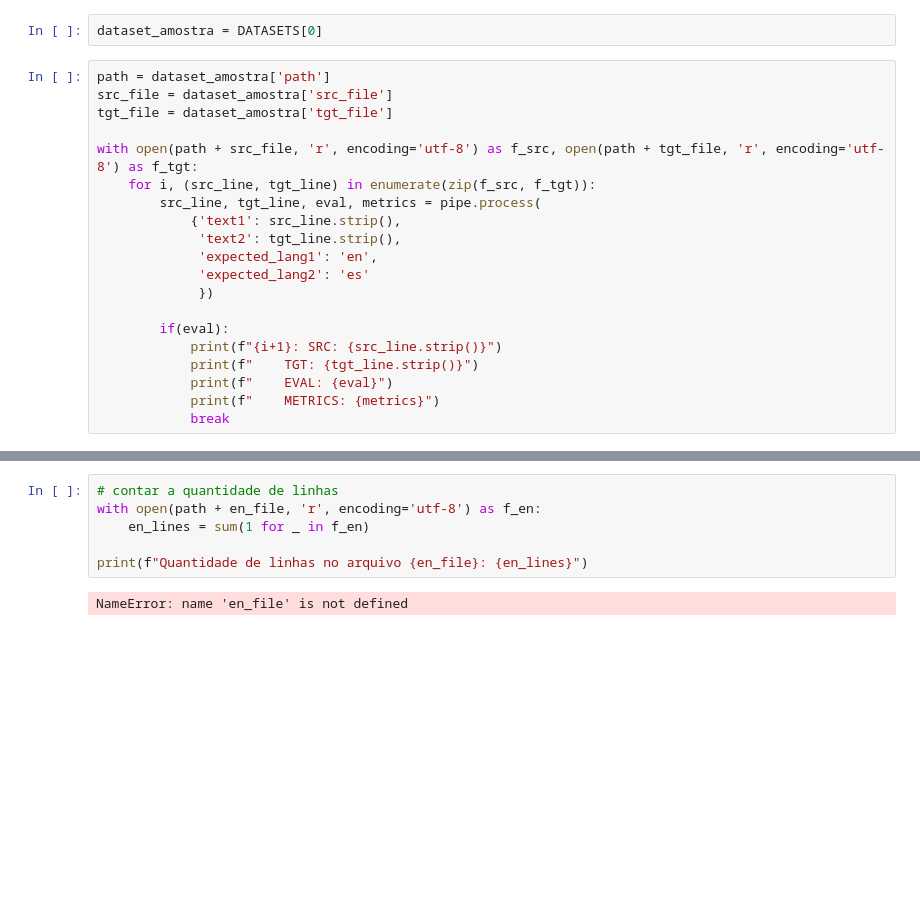
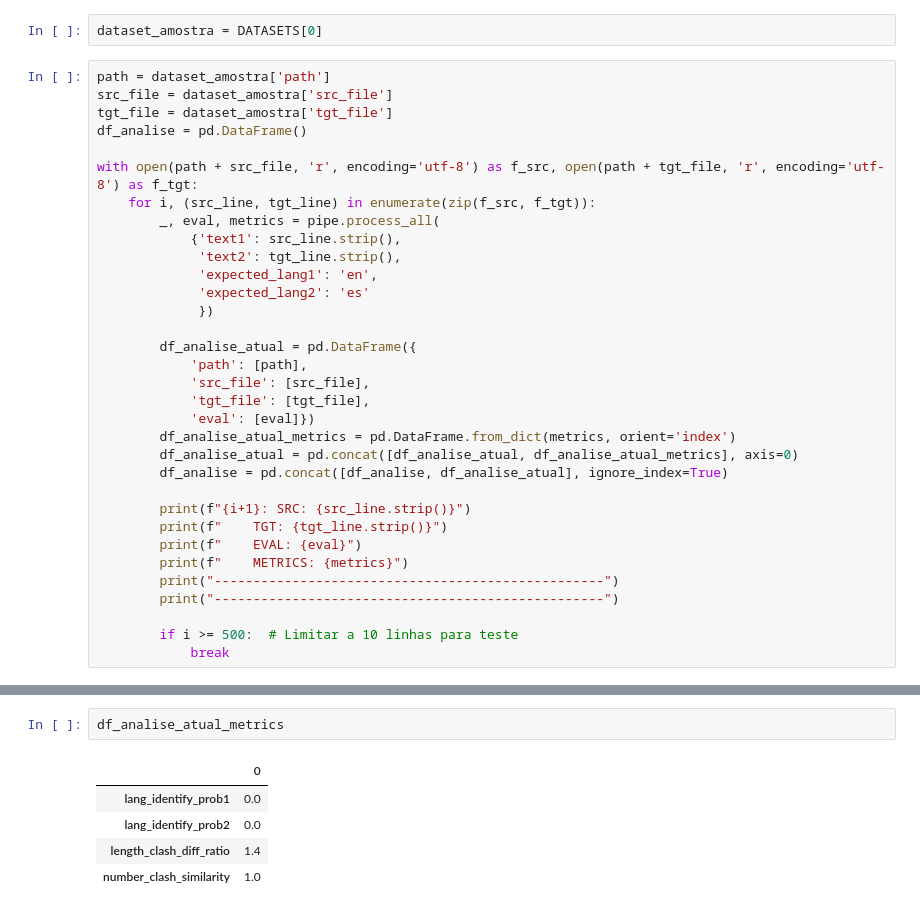
Before and after one commit to vicent-h/datasets-prep, a Jupyter notebook: reading_datasets.ipynb, the cells around one changed output, grey strips where cells are left out. Cells and saved outputs as stored; diff of their text form; blank space fills up the shorter version.

Commit message:
Atualizando

```diff
--- a/reading_datasets.ipynb
+++ b/reading_datasets.ipynb
@@ -55,20 +73,33 @@ dataset_amostra = DATASETS[0]
 path = dataset_amostra['path']
 src_file = dataset_amostra['src_file']
 tgt_file = dataset_amostra['tgt_file']
+df_analise = pd.DataFrame()
 
 with open(path + src_file, 'r', encoding='utf-8') as f_src, open(path + tgt_file, 'r', encoding='utf-8') as f_tgt:
     for i, (src_line, tgt_line) in enumerate(zip(f_src, f_tgt)):
-        src_line, tgt_line, eval, metrics = pipe.process(
+        _, eval, metrics = pipe.process_all(
             {'text1': src_line.strip(),
              'text2': tgt_line.strip(),
              'expected_lang1': 'en',
              'expected_lang2': 'es'
              })
 
-        if(eval):
-            print(f"{i+1}: SRC: {src_line.strip()}")
-            print(f"    TGT: {tgt_line.strip()}")
-            print(f"    EVAL: {eval}")
-            print(f"    METRICS: {metrics}")
+        df_analise_atual = pd.DataFrame({
+            'path': [path],
+            'src_file': [src_file],
+            'tgt_file': [tgt_file],
+            'eval': [eval]})
+        df_analise_atual_metrics = pd.DataFrame.from_dict(metrics, orient='index')
+        df_analise_atual = pd.concat([df_analise_atual, df_analise_atual_metrics], axis=0)
+        df_analise = pd.concat([df_analise, df_analise_atual], ignore_index=True)
+
+        print(f"{i+1}: SRC: {src_line.strip()}")
+        print(f"    TGT: {tgt_line.strip()}")
+        print(f"    EVAL: {eval}")
+        print(f"    METRICS: {metrics}")
+        print("--------------------------------------------------")
+        print("--------------------------------------------------")
+
+        if i >= 500:  # Limitar a 10 linhas para teste
             break
 # %% [output]
@@ -79,8 +123,8 @@ with open(path + src_file, 'r', encoding='utf-8') as f_src, open(path + tgt_file
 # %%
-# contar a quantidade de linhas
-with open(path + en_file, 'r', encoding='utf-8') as f_en:
-    en_lines = sum(1 for _ in f_en)
-
-print(f"Quantidade de linhas no arquivo {en_file}: {en_lines}")
+df_analise_atual_metrics
 # %% [output]
-NameError: name 'en_file' is not defined
+|  | 0 |
+| lang_identify_prob1 | 0.0 |
+| lang_identify_prob2 | 0.0 |
+| length_clash_diff_ratio | 1.4 |
+| number_clash_similarity | 1.0 |
```
Also changed, not shown: parts of 3 cells of this notebook, 5 other files.
